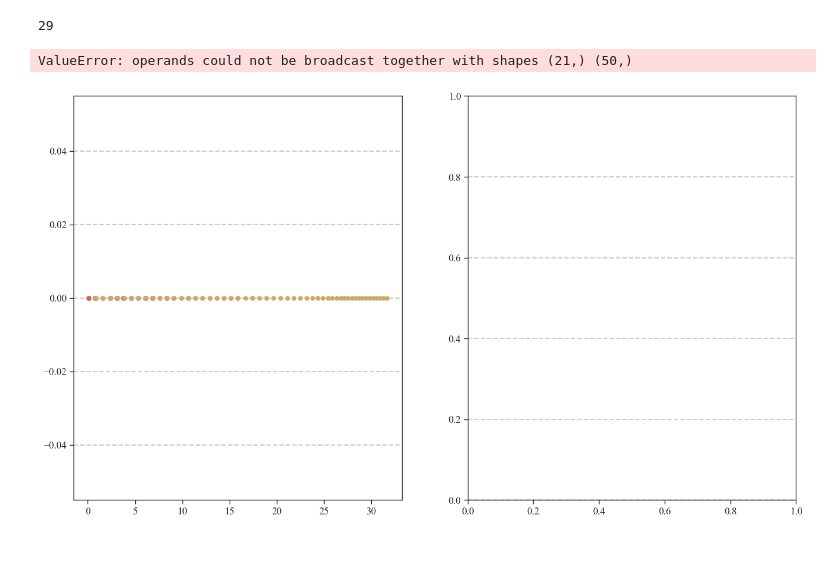
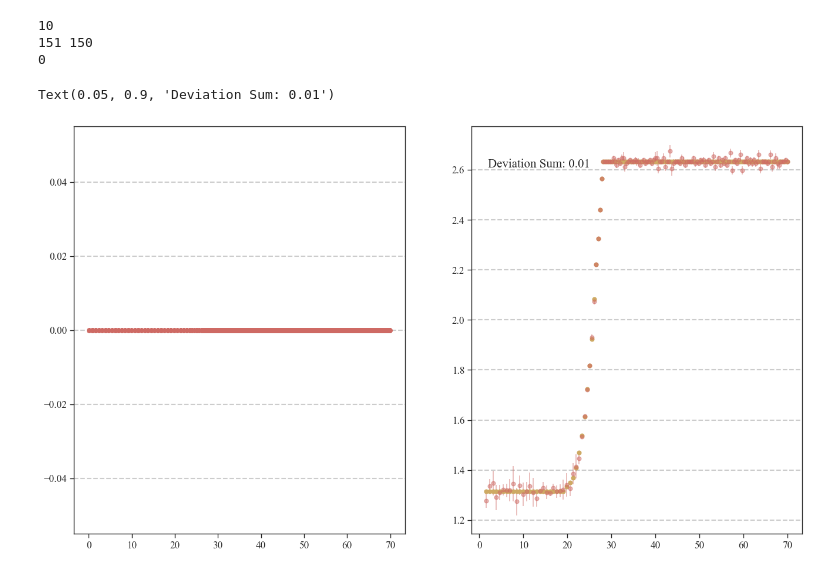
Before and after one commit to nielsdavidsen/Bachelor_2024, a Jupyter notebook: simulation_with_metronome.ipynb, the cells around one changed output. Cells and saved outputs as stored; diff of their text form; code cells hidden in the pictures.

```diff
--- a/simulation_with_metronome.ipynb
+++ b/simulation_with_metronome.ipynb
@@ -315,11 +316,11 @@ N=10
 w_init = np.random.normal(1.33, 0.1, N)
 x_init = np.zeros(N)
 t_clap_init = np.zeros(N)
-dt = 0.0025
-tmax = 32
+dt = 0.01
 
 
-tmax = 32
+
+tmax = 70
 threshold_l = 24
 threshold_h = 40
 bpm_l = 80
@@ -337,5 +338,5 @@ w_sig_save, t_sig_save, x0_sig_save, avg_sig_save, w_met_sig_save, met_clap = si
                                                                                       bpm_h,
                                                                                       sig=0.1,
                                                                                       eps=0.1,
-                                                                                      met_eps=10,
+                                                                                      met_eps=3,
                                                                                       N=N)
@@ -342,23 +352,28 @@ w_sig_save, t_sig_save, x0_sig_save, avg_sig_save, w_met_sig_save, met_clap = si
 # %%
 t_clap_comb = np.concatenate(t_sig_save)
+print(len(t_sig_save))
 avg_freq, freq_err, avg_per, fail = avg_calc(t_clap_comb, met_clap)
+print(len(met_clap), len(avg_freq))
+
 print(fail)
 
 fig, ax = plt.subplots(1,2, dpi=100)
 ax[0].plot(t_clap_comb, np.zeros(len(t_clap_comb)), 'o', label='Clap Times')
-ax[0].plot(met_clap, np.zeros(len(met_clap)), 'o', label='Metronome Clap Times')
+#ax[0].plot(met_clap, np.zeros(len(met_clap)), 'o', label='Metronome Clap Times')
 
 
 met_freq = 1 / np.diff(met_clap)
 deviation = np.abs(avg_freq - met_freq)
 dev_mean = np.mean(deviation)
 
 ax[1].errorbar(met_clap[1:], avg_freq, yerr=freq_err, fmt='o', label='Average Frequency', alpha=0.5)
 ax[1].plot(met_clap[1:], met_freq, 'o', label='Metronome Frequency')
 ax[1].text(0.05, 0.9, 'Deviation Sum: {:.2f}'.format(dev_mean), transform=ax[1].transAxes, fontsize=15)
 # %% [output]
-29
+10
+151 150
+0
-ValueError: operands could not be broadcast together with shapes (21,) (50,)
+Text(0.05, 0.9, 'Deviation Sum: 0.01')
-[figure, old version]
+[figure, new version]
 # %%
 from tqdm import tqdm
```
Also changed, not shown: parts of 7 cells of this notebook, 26 other files.
